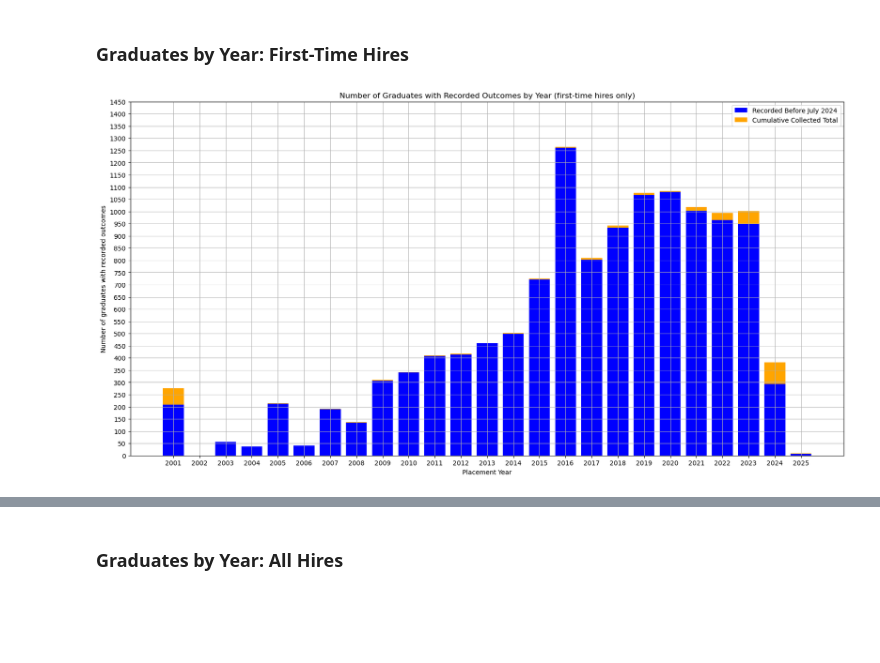
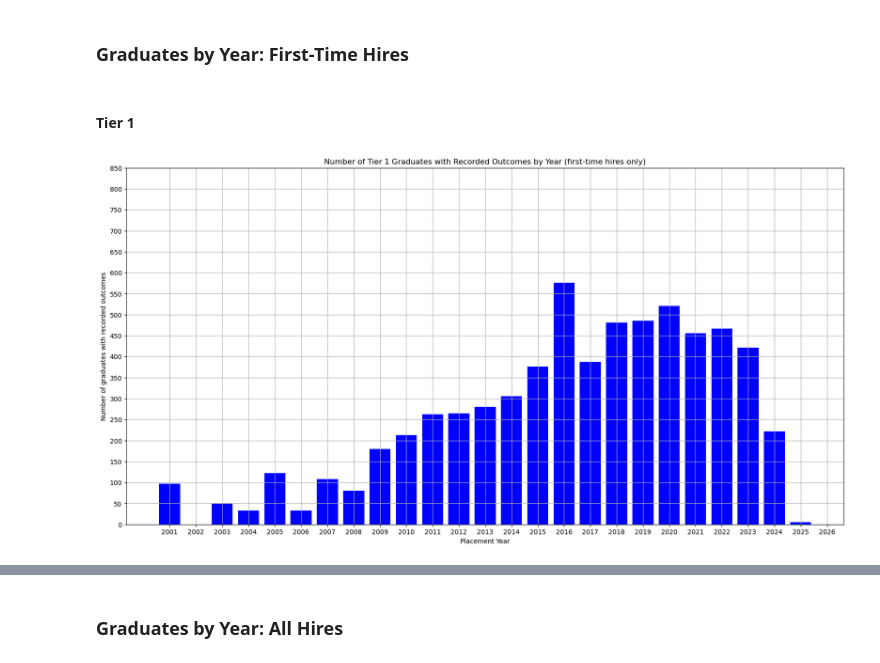
Before and after one commit to michaelpetersubc/mapinator, a Jupyter notebook: mapinator_readme/2024_update/mapinator_readme_2024.ipynb, the cells around one changed output, grey strips where cells are left out. Cells and saved outputs as stored; diff of their text form; code cells hidden in the pictures; blank space fills up the shorter version.

```diff
--- a/mapinator_readme/2024_update/mapinator_readme_2024.ipynb
+++ b/mapinator_readme/2024_update/mapinator_readme_2024.ipynb
@@ -29,3 +29,7 @@ idt_df["institution_id"] = pd.to_numeric(idt_df["institution_id"])
+# %%
+pl_df['created_at'] = pd.to_datetime(pl_df['created_at'])
+pl_df['startdate']= pd.to_datetime(pl_df['startdate'])
+pl_df['year'] = pl_df['startdate'].dt.year
 # %%
 pl_df['from_institution_id'] = pd.to_numeric(pl_df['from_institution_id'])
 pl_df_merged = pd.merge(
@@ -36,8 +40,11 @@ pl_df_merged = pd.merge(
     how="left")
 pl_df_merged.rename(columns={"type": "graduating_tier"}, inplace=True)
 
-top_tier = pl_df_merged[pl_df_merged['graduating_tier'] <= 2]
-number = len(top_tier['from_institution_id'].unique())
+tier_1 = pl_df_merged[pl_df_merged['graduating_tier'] == 1]
+tier_2 = pl_df_merged[pl_df_merged['graduating_tier'] == 2]
 
-print(f'The number of tier 1 and 2 institutions is {number}')
+t1_number = len(tier_1['from_institution_id'].unique())
+t2_number= len(tier_2['from_institution_id'].unique())
+
+print(f'The number of tier 1 and 2 institutions is {t1_number} and {t2_number} respectively')
 # %% [output]
@@ -90,33 +110,29 @@ See the caveats in the documentation: https://pandas.pydata.org/pandas-docs/stab
 # %% [markdown]
 ### Graduates by Year: First-Time Hires
+# %% [markdown]
+#### Tier 1
 # %%
-top_tier_unique = top_tier.sort_values('year').groupby('aid').first().reset_index()
+tier_1_unique = tier_1.sort_values('year').groupby('aid').first().reset_index()
 
-top_tier_unique_before = top_tier_unique[top_tier_unique['created_at'] < pd.Timestamp('2024-07-01')]
-top_tier_unique_after = top_tier_unique[top_tier_unique['created_at'] >= pd.Timestamp('2024-07-01')]
+first_time_counts = tier_1_unique.groupby('year').size()
 
-before_first_time = top_tier_unique_before.groupby('year').size()
-after_first_time = top_tier_unique_after.groupby('year').size()
+years = first_time_counts.index
 
-years = before_first_time.index.union(after_first_time.index)
-before_first_time = before_first_time.reindex(years, fill_value=0)
-after_first_time = after_first_time.reindex(years, fill_value=0)
 
 
 fig, ax = plt.subplots(figsize=(20, 10))
 
-bar1 = ax.bar(years, before_first_time, color='blue', label='Recorded Before July 2024')
-bar2 = ax.bar(years, after_first_time, bottom=before_first_time, color='orange', label='Cumulative Collected Total')
+ax.bar(years, first_time_counts , color='blue')
+
 
 ax.set_xlabel("Placement Year")
 ax.set_ylabel("Number of graduates with recorded outcomes")
-y_ticks = np.arange(0, 1500, 50)
-x_ticks = np.arange(2001, 2026, 1)
+y_ticks = np.arange(0, 900, 50)
+x_ticks = np.arange(2001, 2027, 1)
 ax.set_yticks(y_ticks)
 ax.set_xticks(x_ticks)
-ax.set_title("Number of Graduates with Recorded Outcomes by Year (first-time hires only)")
-ax.legend()
 ax.grid()
+ax.set_title("Number of Tier 1 Graduates with Recorded Outcomes by Year (first-time hires only)")
 plt.show()
 # %% [output]
-[figure, old version]
+[figure, new version]
```
Also changed, not shown: parts of 12 cells of this notebook.
